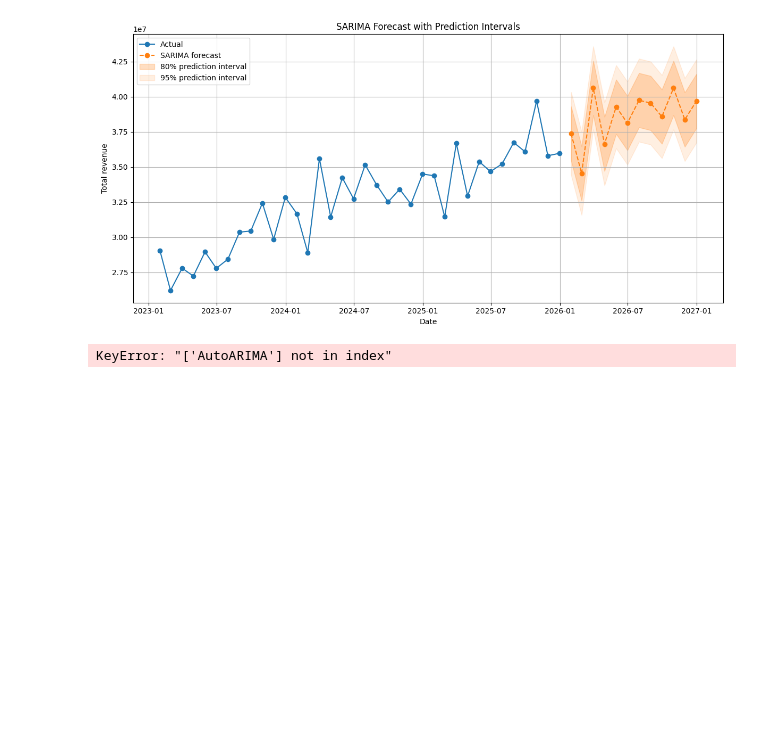
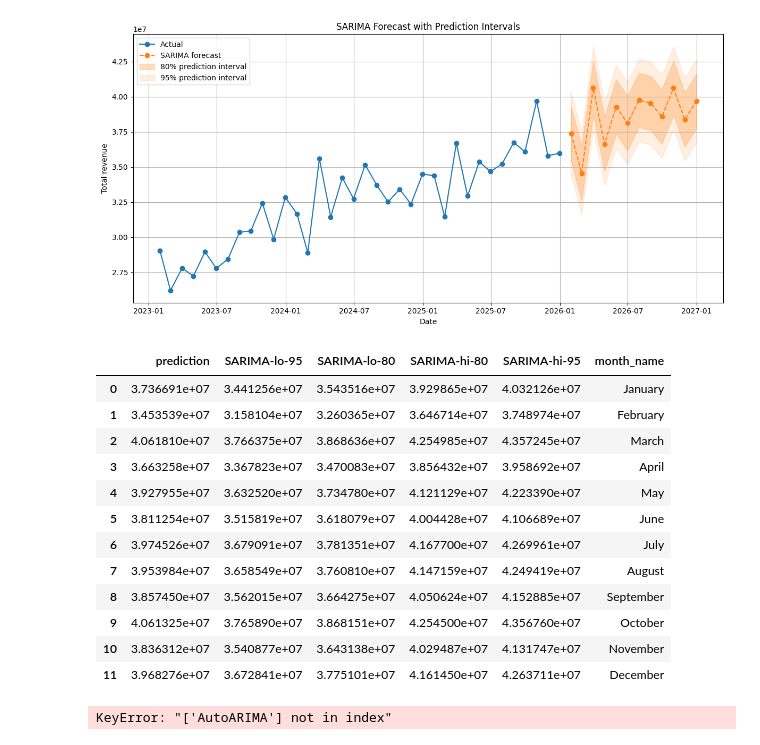
Before and after one commit to Leoklems00/Awka_Fast_Food_Project, a Jupyter notebook: rough.ipynb, the cells around one changed output. Cells and saved outputs as stored; diff of their text form; code cells hidden in the pictures; blank space fills up the shorter version.

```diff
--- a/rough.ipynb
+++ b/rough.ipynb
@@ -413,4 +413,24 @@ fig.tight_layout()
 plt.show()
 # %% [output]
 [figure]
+# %%
+# create new dataframe with month_name and renamed prediction column
+df_sarima_pred = sarima_fc.copy()
+df_sarima_pred['month_name'] = df_sarima_pred['ds'].dt.strftime('%B')
+df_sarima_pred = df_sarima_pred.drop(columns=['unique_id', 'ds']).rename(columns={'SARIMA': 'prediction'})
+df_sarima_pred
+# %% [output]
+|  | prediction | SARIMA-lo-95 | SARIMA-lo-80 | SARIMA-hi-80 | SARIMA-hi-95 | month_name |
+| 0 | 3.736691e+07 | 3.441256e+07 | 3.543516e+07 | 3.929865e+07 | 4.032126e+07 | January |
+| 1 | 3.453539e+07 | 3.158104e+07 | 3.260365e+07 | 3.646714e+07 | 3.748974e+07 | February |
+| 2 | 4.061810e+07 | 3.766375e+07 | 3.868636e+07 | 4.254985e+07 | 4.357245e+07 | March |
+| 3 | 3.663258e+07 | 3.367823e+07 | 3.470083e+07 | 3.856432e+07 | 3.958692e+07 | April |
+| 4 | 3.927955e+07 | 3.632520e+07 | 3.734780e+07 | 4.121129e+07 | 4.223390e+07 | May |
+| 5 | 3.811254e+07 | 3.515819e+07 | 3.618079e+07 | 4.004428e+07 | 4.106689e+07 | June |
+| 6 | 3.974526e+07 | 3.679091e+07 | 3.781351e+07 | 4.167700e+07 | 4.269961e+07 | July |
+| 7 | 3.953984e+07 | 3.658549e+07 | 3.760810e+07 | 4.147159e+07 | 4.249419e+07 | August |
+| 8 | 3.857450e+07 | 3.562015e+07 | 3.664275e+07 | 4.050624e+07 | 4.152885e+07 | September |
+| 9 | 4.061325e+07 | 3.765890e+07 | 3.868151e+07 | 4.254500e+07 | 4.356760e+07 | October |
+| 10 | 3.836312e+07 | 3.540877e+07 | 3.643138e+07 | 4.029487e+07 | 4.131747e+07 | November |
+| 11 | 3.968276e+07 | 3.672841e+07 | 3.775101e+07 | 4.161450e+07 | 4.263711e+07 | December |
 # %%
```
Also changed, not shown: parts of 1 cell of this notebook, 2 other files.
